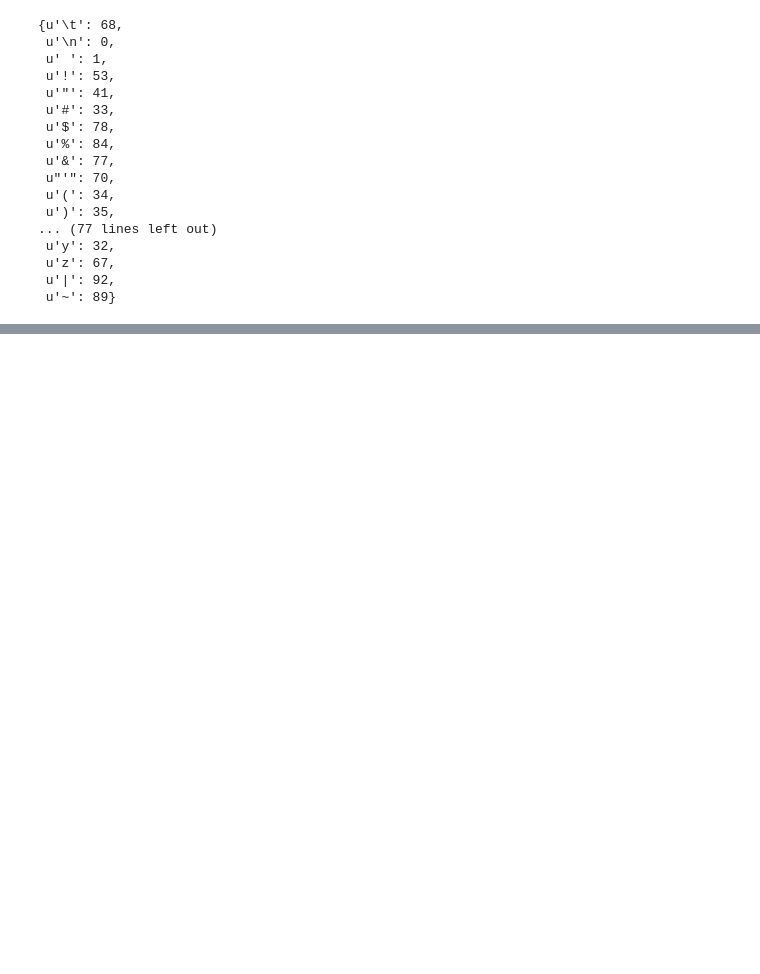
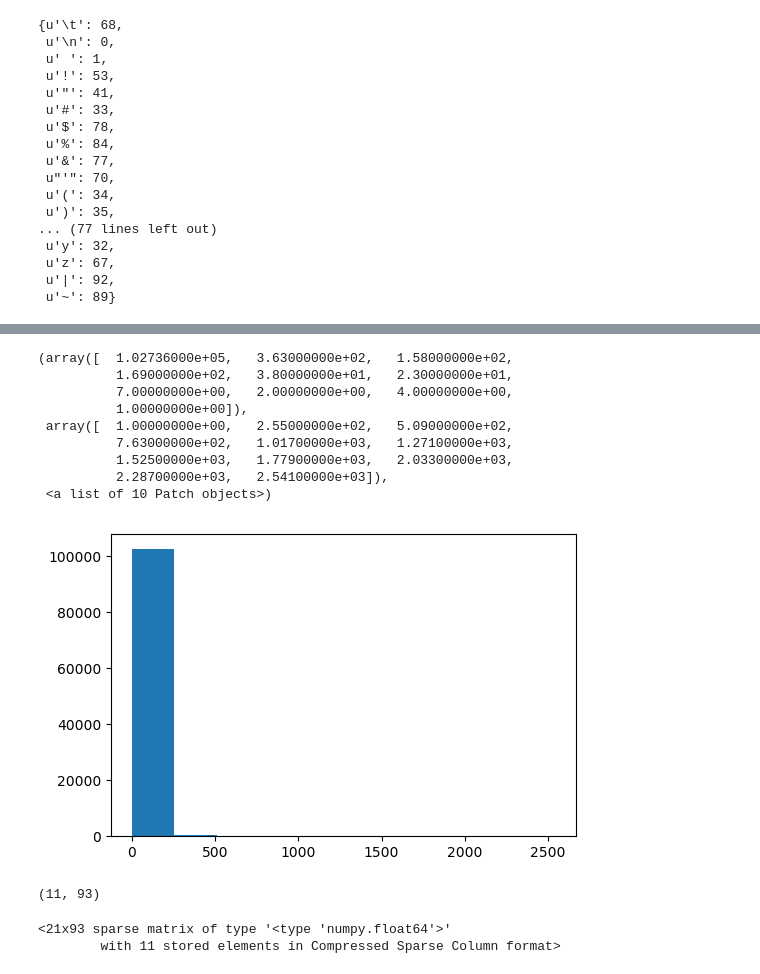
Before and after one commit to stephenhky/IPythonNotebooks, a Jupyter notebook: Seq2Seq/Seq2Seq_Keras.ipynb, the cells around one changed output, grey strips where cells are left out. Saved outputs shown, nothing was run; the diff lists cells and outputs as text; code cells hidden in the pictures; blank space fills up the shorter version.

```diff
--- a/Seq2Seq/Seq2Seq_Keras.ipynb
+++ b/Seq2Seq/Seq2Seq_Keras.ipynb
@@ -127,0 +149,13 @@ chartovec_encoder.dictionary.token2id
+# %%
+plt.hist(map(lambda t: t.shape[0], chartovec_encoder.encode_sentences(text)))
+# %% [output]
+(array([  1.02736000e+05,   3.63000000e+02,   1.58000000e+02,
+          1.69000000e+02,   3.80000000e+01,   2.30000000e+01,
+          7.00000000e+00,   2.00000000e+00,   4.00000000e+00,
+          1.00000000e+00]),
+ array([  1.00000000e+00,   2.55000000e+02,   5.09000000e+02,
+          7.63000000e+02,   1.01700000e+03,   1.27100000e+03,
+          1.52500000e+03,   1.77900000e+03,   2.03300000e+03,
+          2.28700000e+03,   2.54100000e+03]),
+ <a list of 10 Patch objects>)
+[figure, added]
@@ -127,0 +164,9 @@ chartovec_encoder.dictionary.token2id
+# %%
+vec.shape
+# %% [output]
+(11, 93)
+# %%
+csc_matrix((vec.data, vec.indices, vec.indptr), shape=(21, 93))
+# %% [output]
+<21x93 sparse matrix of type '<type 'numpy.float64'>'
+        with 11 stored elements in Compressed Sparse Column format>
```
Also changed, not shown: parts of 14 cells of this notebook.
